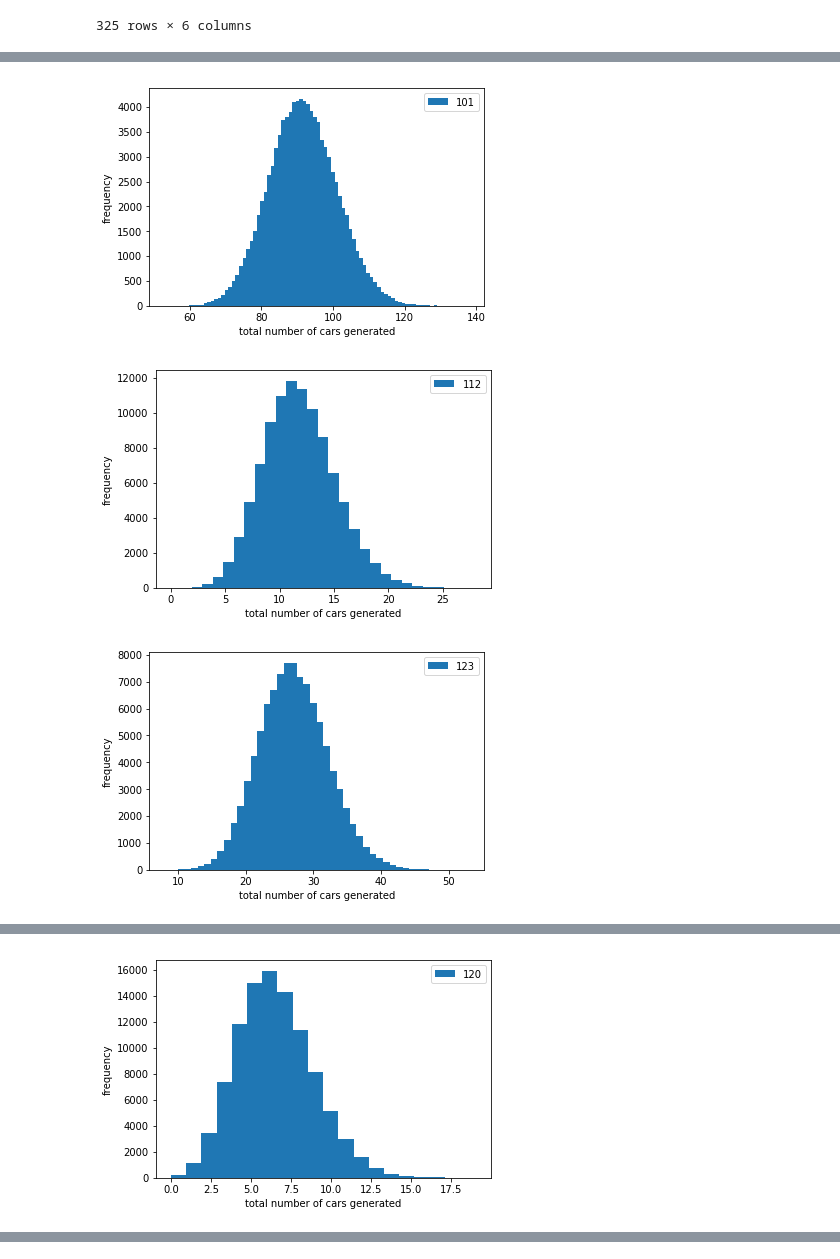
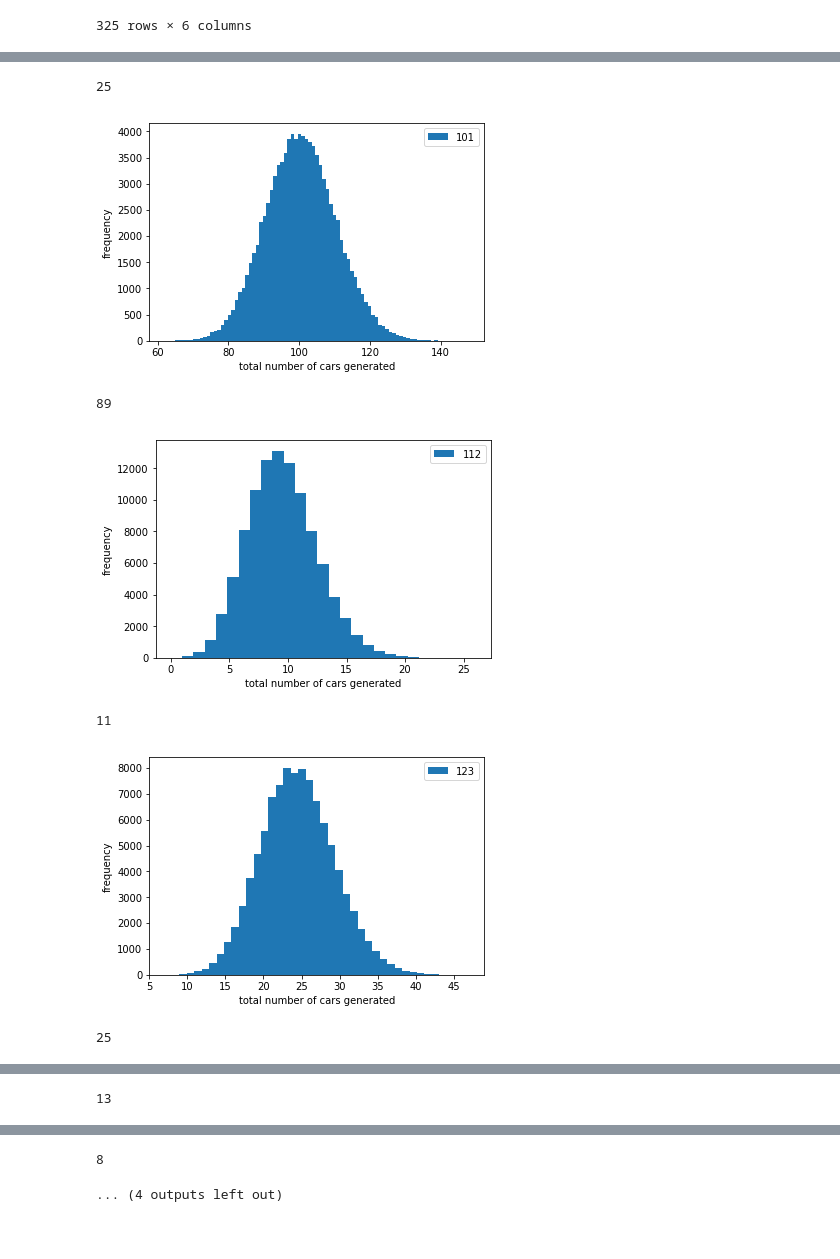
Before and after one commit to asrayousuf/CSE6730-TrafficSimulation, a Jupyter notebook: cellular_automata/Input_analysis.ipynb, the cells around one changed output, grey strips where cells are left out. Drawn from its saved outputs; the diff is of its cells as text; code cells hidden in the pictures; blank space fills up the shorter version.

Commit message:
compute lambda with part of data

```diff
--- a/cellular_automata/Input_analysis.ipynb
+++ b/cellular_automata/Input_analysis.ipynb
@@ -142,7 +126,0 @@ Generate distribution by running the code below for each lambda
-# %%
-Distributions = {}
-Dist_sums = {}
-keys = [x for x in lambdas.keys() if np.isnan(lambdas[x]) != True ]
-for key in keys:
-    Distributions[key] = np.random.poisson(lambdas[key], 60*15)
-    Dist_sums[key] = np.sum(Distributions[key])
@@ -151,0 +127,33 @@ Plot a distribution of the total number of cars generated by our lambda choices
+# %%
+#get unique start times and create dictionary to hold lambdas
+
+org_zones = Final['Org_Zone'].unique()
+
+#original count of cars
+orig_numb = {}
+
+test = {}
+
+# lambda is 1/(mean interarrival time)
+lambdas = {}
+
+for i in org_zones:
+    #get 80% of the dataset
+    test_num = int(Final[Final['Org_Zone'] == i].shape[0]*0.8)
+    test[i] = test_num
+    if test_num > 0:
+        arr = 1./(Final[Final['Org_Zone'] == i][:test_num]['start'].diff().mean())
+        if np.isnan(arr) == False:
+            lambdas[i] = arr
+            orig_numb[i] = Final[Final['Org_Zone'] == i].shape[0]
+
+Distributions = {}
+Dist_sums = {key:0 for key in lambdas.keys()}
+# keys = [x for x in lambdas.keys() if np.isnan(lambdas[x]) != True ]
+trials = int(1e5)
+for trial in range(trials):
+    for key in lambdas.keys():
+        Distributions[key] = np.random.poisson(lambdas[key], 60*15)
+        Dist_sums[key] += np.sum(Distributions[key])
+
+Dist_mean = {key:Dist_sums[key]/1e5 for key in lambdas.keys()}
@@ -154,7 +184,7 @@ import matplotlib.pyplot as plt
 
 #increase trials for asymptotic behavior
 trials = int(1e5)
-for key in keys:
+for key in lambdas.keys():
     D = float('inf')*np.ones(trials)
     dmin = float('inf'); dmax=0
     for i in range(trials):
@@ -166,9 +196,10 @@ for key in keys:
         D[i] = S
     plt.figure(str(key))
     N = dmax - dmin + 1
-    plt.hist(D,N, label=str(key))
+    plt.hist(D, N, label=key)
     plt.legend()
     plt.xlabel("total number of cars generated")
     plt.ylabel('frequency')
     plt.show(block=False)
+    print(orig_numb[key])
 # %% [output]
@@ -176,3 +207,7 @@ for key in keys:
+25
-[figure, old version]
+[figure, new version]
+89
-[figure, old version]
+[figure, new version]
+11
-[figure, old version]
+[figure, new version]
+25
@@ -179,0 +215 @@ for key in keys:
+13
@@ -181 +216,0 @@ for key in keys:
-[figure, removed]
@@ -184,0 +217,2 @@ for key in keys:
+8
+... (4 outputs left out)
```
Also changed, not shown: parts of 11 cells of this notebook.
